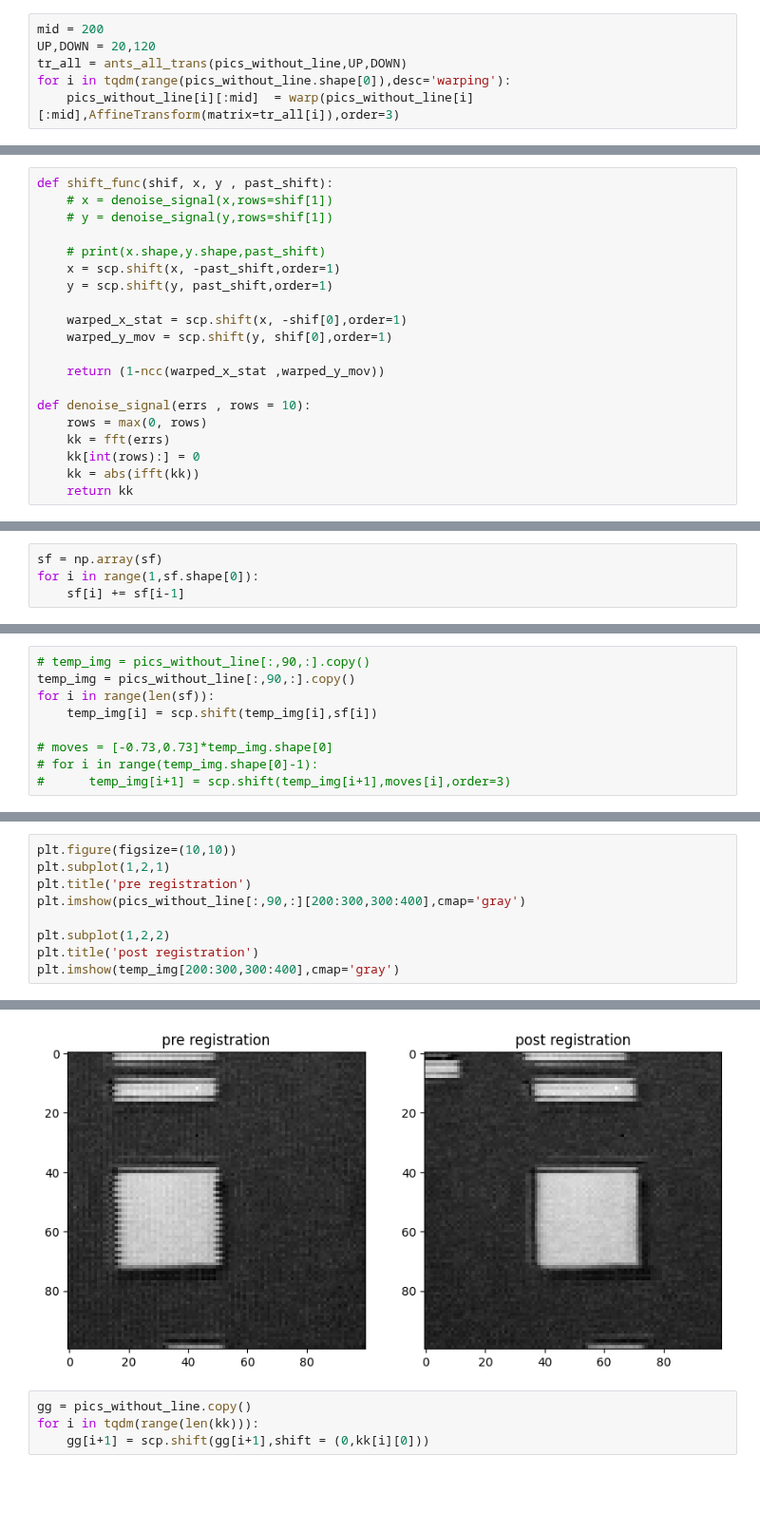
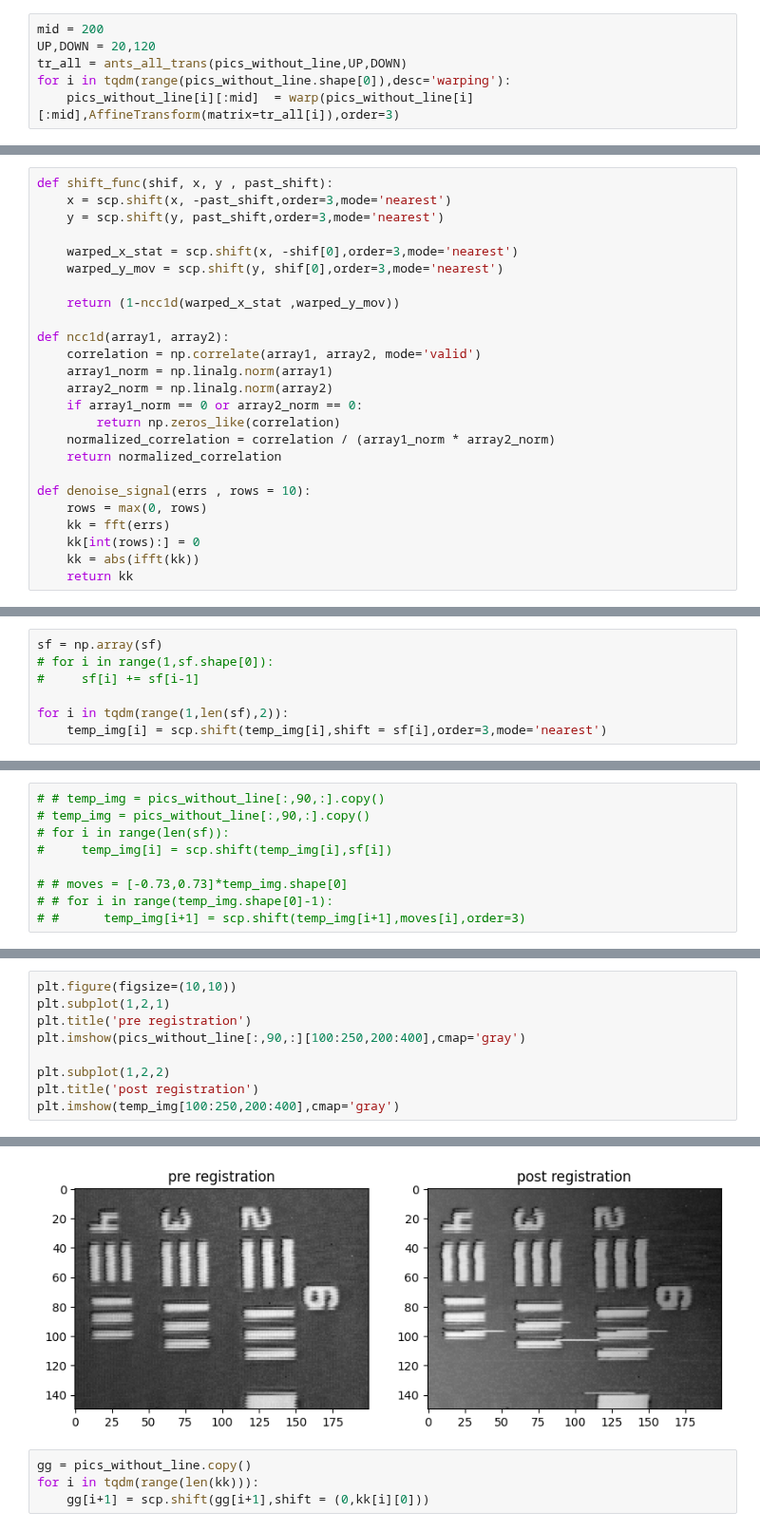
Before and after one commit to AKA2320/OCT_RA, a Jupyter notebook: Iovs paper/registration_viz.ipynb, the cells around one changed output, grey strips where cells are left out. Shown at 95% size. Cells and saved outputs as stored; diff of their text form; blank space fills up the shorter version.

Commit message:
enface view registration with big shift

```diff
--- a/Iovs paper/registration_viz.ipynb
+++ b/Iovs paper/registration_viz.ipynb
@@ -725,16 +729,21 @@ plt.imshow(temp_img)
 # %%
 def shift_func(shif, x, y , past_shift):
-    # x = denoise_signal(x,rows=shif[1])
-    # y = denoise_signal(y,rows=shif[1])
+    x = scp.shift(x, -past_shift,order=3,mode='nearest')
+    y = scp.shift(y, past_shift,order=3,mode='nearest')
 
-    # print(x.shape,y.shape,past_shift)
-    x = scp.shift(x, -past_shift,order=1)
-    y = scp.shift(y, past_shift,order=1)
+    warped_x_stat = scp.shift(x, -shif[0],order=3,mode='nearest')
+    warped_y_mov = scp.shift(y, shif[0],order=3,mode='nearest')
 
-    warped_x_stat = scp.shift(x, -shif[0],order=1)
-    warped_y_mov = scp.shift(y, shif[0],order=1)
+    return (1-ncc1d(warped_x_stat ,warped_y_mov))
 
-    return (1-ncc(warped_x_stat ,warped_y_mov))
+def ncc1d(array1, array2):
+    correlation = np.correlate(array1, array2, mode='valid')
+    array1_norm = np.linalg.norm(array1)
+    array2_norm = np.linalg.norm(array2)
+    if array1_norm == 0 or array2_norm == 0:
+        return np.zeros_like(correlation)
+    normalized_correlation = correlation / (array1_norm * array2_norm)
+    return normalized_correlation
 
 def denoise_signal(errs , rows = 10):
     rows = max(0, rows)
@@ -766,5 +784,8 @@ for i in tqdm(range(temp_img.shape[0]-1)):
         sf.append(rt*2)
 # %%
 sf = np.array(sf)
-for i in range(1,sf.shape[0]):
-    sf[i] += sf[i-1]
+# for i in range(1,sf.shape[0]):
+#     sf[i] += sf[i-1]
+
+for i in tqdm(range(1,len(sf),2)):
+    temp_img[i] = scp.shift(temp_img[i],shift = sf[i],order=3,mode='nearest')
@@ -776,9 +816,9 @@ plt.plot(sf)
 # %%
+# # temp_img = pics_without_line[:,90,:].copy()
 # temp_img = pics_without_line[:,90,:].copy()
-temp_img = pics_without_line[:,90,:].copy()
-for i in range(len(sf)):
-    temp_img[i] = scp.shift(temp_img[i],sf[i])
+# for i in range(len(sf)):
+#     temp_img[i] = scp.shift(temp_img[i],sf[i])
 
-# moves = [-0.73,0.73]*temp_img.shape[0]
-# for i in range(temp_img.shape[0]-1):
-#      temp_img[i+1] = scp.shift(temp_img[i+1],moves[i],order=3)
+# # moves = [-0.73,0.73]*temp_img.shape[0]
+# # for i in range(temp_img.shape[0]-1):
+# #      temp_img[i+1] = scp.shift(temp_img[i+1],moves[i],order=3)
@@ -790,15 +1035,15 @@ plt.imshow(temp_img,cmap='gray')
 # %%
 plt.figure(figsize=(10,10))
 plt.subplot(1,2,1)
 plt.title('pre registration')
-plt.imshow(pics_without_line[:,90,:][200:300,300:400],cmap='gray')
+plt.imshow(pics_without_line[:,90,:][100:250,200:400],cmap='gray')
 
 plt.subplot(1,2,2)
 plt.title('post registration')
-plt.imshow(temp_img[200:300,300:400],cmap='gray')
+plt.imshow(temp_img[100:250,200:400],cmap='gray')
 # %% [output]
 <matplotlib.image.AxesImage at 0x...>
-[figure, old version]
+[figure, new version]
 # %%
 gg = pics_without_line.copy()
 for i in tqdm(range(len(kk))):
```
Also changed, not shown: parts of 19 cells of this notebook, 9 other files.
